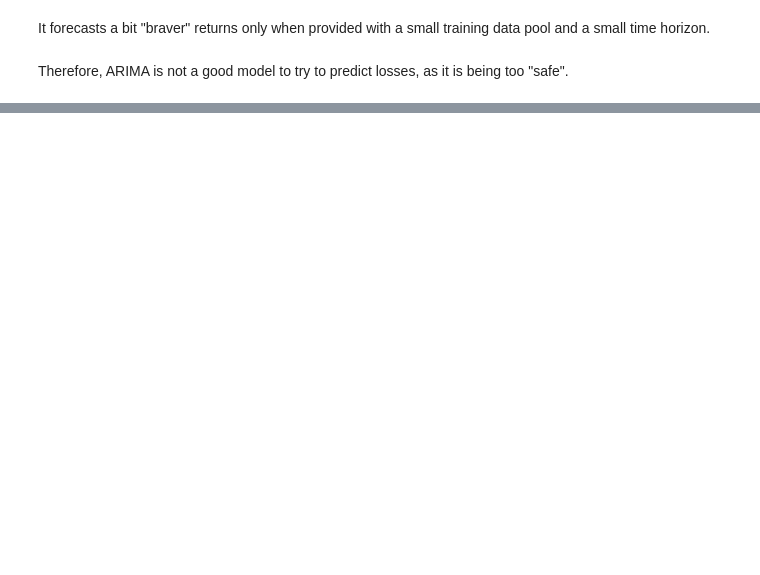
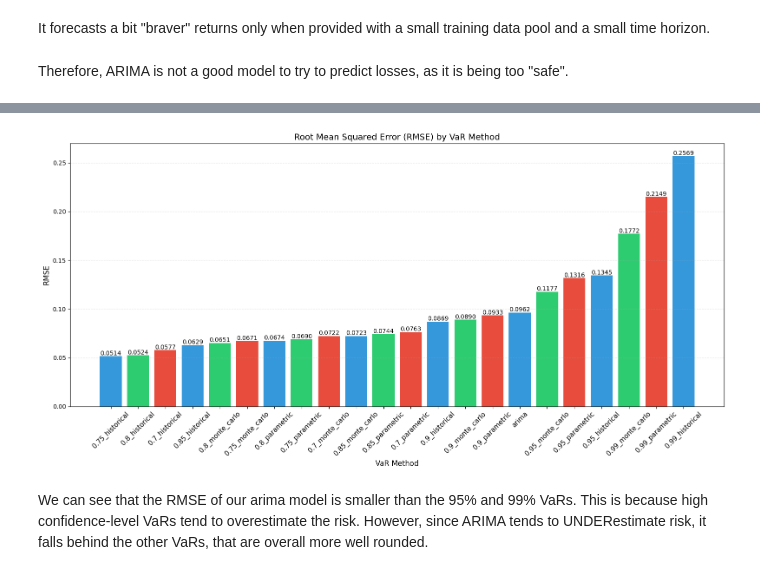
Before and after one commit to mairovitzmario/value-at-risk, a Jupyter notebook: research/research.ipynb, the cells around one changed output, grey strips where cells are left out. Drawn from its saved outputs; the diff is of its cells as text; code cells hidden in the pictures; blank space fills up the shorter version.

```diff
--- a/research/research.ipynb
+++ b/research/research.ipynb
@@ -832,3 +589,13 @@ Freq: B, dtype: float64
 It forecasts a bit "braver" returns only when provided with a small training data pool and a small time horizon.
 # %% [markdown]
 Therefore, ARIMA is not a good model to try to predict losses, as it is being too "safe".
+# %%
+arimas = []
+for portofolio in portofolios[:]:
+
+    arima_rez = forecast_portfolio(portofolio, plot=False)
+    cum_returns_arima = (1 + arima_rez).cumprod() - 1
+    max_cumulative_returns_arima = cum_returns_arima.cummax()
+    drawdowns_arima = cum_returns_arima - max_cumulative_returns_arima
+    worst_loss_arima = drawdowns_arima.min()
+    arimas.append(worst_loss_arima)
@@ -834,0 +620,37 @@ Therefore, ARIMA is not a good model to try to predict losses, as it is being to
+# %%
+rmse_dict['arima'] = root_mean_squared_error(np.array(arimas), np.array(worst_losses))
+# %%
+# Sort rmse_dict by RMSE values in ascending order
+sorted_rmse_dict = dict(sorted(rmse_dict.items(), key=lambda item: item[1]))
+
+# Extract values and labels from sorted_rmse_dict
+methods = list(sorted_rmse_dict.keys())
+rmse_values = list(sorted_rmse_dict.values())
+
+# Create bar chart
+plt.figure(figsize=(16, 8))
+bars = plt.bar(methods, rmse_values, color=['#3498db', '#2ecc71', '#e74c3c'] * (len(methods) // 3 + 1))
+
+# Add value labels on top of each bar
+for i, bar in enumerate(bars):
+    plt.text(bar.get_x() + bar.get_width()/2, bar.get_height() + 0.001,
+             f'{rmse_values[i]:.4f}', ha='center', fontsize=10)
+
+# Add title and labels
+plt.title('Root Mean Squared Error (RMSE) by VaR Method', fontsize=14)
+plt.ylabel('RMSE', fontsize=12)
+plt.xlabel('VaR Method', fontsize=12)
+
+# Add grid for better readability
+plt.grid(axis='y', linestyle='--', alpha=0.3)
+
+# Rotate x-axis labels
+plt.xticks(rotation=45, fontsize=11)
+plt.yticks(fontsize=10)
+plt.tight_layout()
+
+plt.show()
+# %% [output]
+[figure, added]
+# %% [markdown]
+We can see that the RMSE of our arima model is smaller than the 95% and 99% VaRs. This is because high confidence-level VaRs tend to overestimate the risk. However, since ARIMA tends to UNDERestimate risk, it falls behind the other VaRs, that are overall more well rounded.
```
Also changed, not shown: parts of 32 cells of this notebook.
